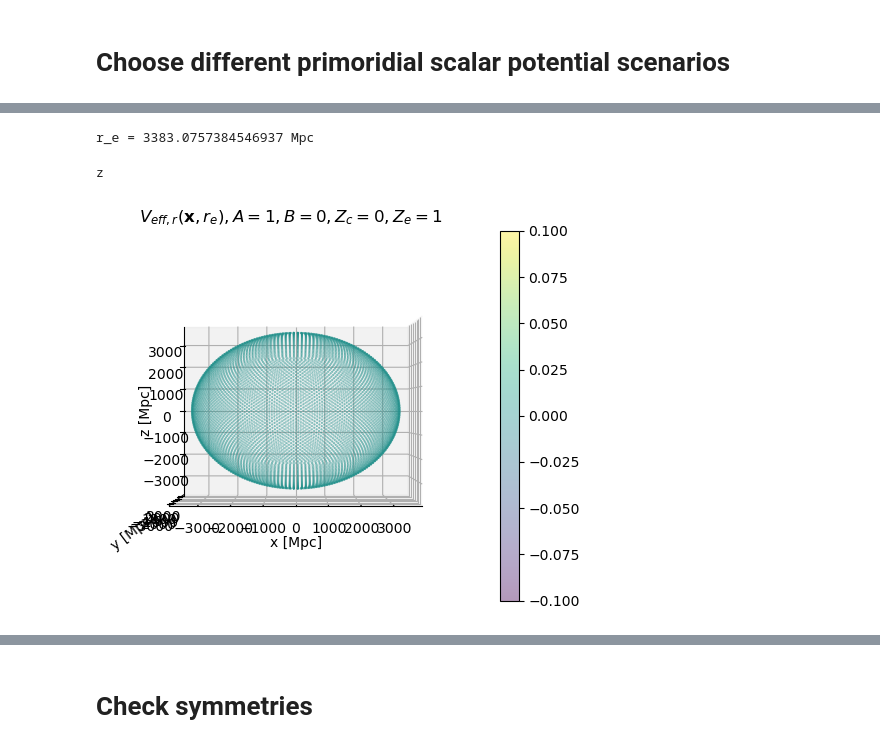
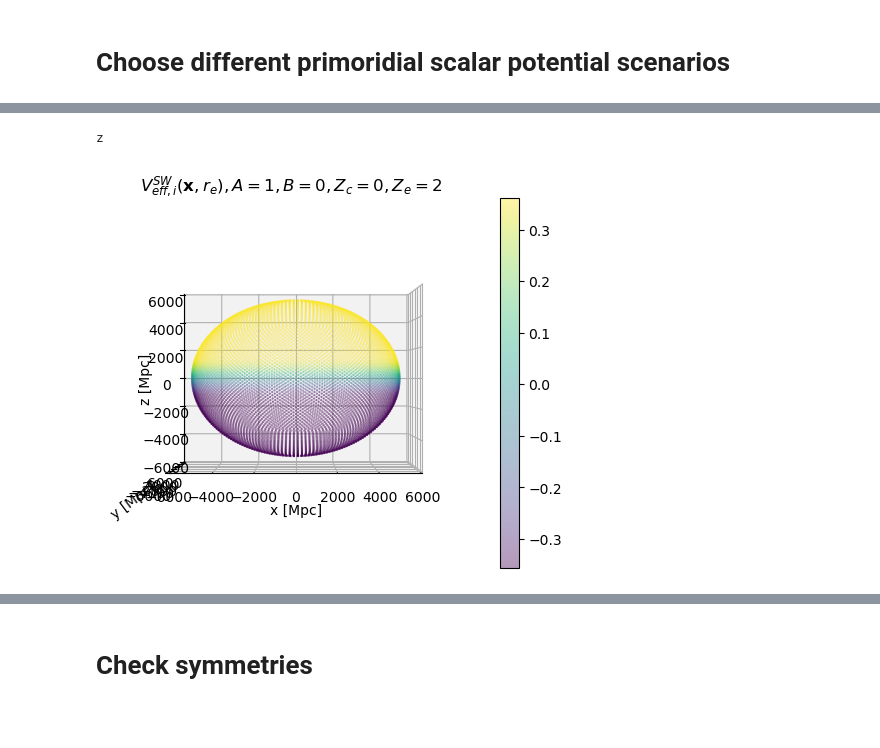
Before and after one commit to catketchup/ReCCO, a Jupyter notebook: code/Pylian_test.ipynb, the cells around one changed output, grey strips where cells are left out. Saved outputs shown, nothing was run; the diff lists cells and outputs as text; code cells hidden in the pictures; blank space fills up the shorter version.

```diff
--- a/code/Pylian_test.ipynb
+++ b/code/Pylian_test.ipynb
@@ -144,11 +158,10 @@ if 1:
     k_y = np.fft.fftfreq(grid, d)
     k_z = np.fft.fftfreq(grid, d)
     kk_x, kk_y, kk_z = np.meshgrid(k_x, k_y, k_z)
-    kk_x_s, kk_y_s, kk_z_s = np.fft.fftshift(kk_x), np.fft.fftshift(kk_y), np.fft.fftshift(kk_z)
-
     kk  = np.sqrt(kk_x**2 + kk_y**2 + kk_z**2)
 
-    kk_s  = np.sqrt(kk_x_s**2 + kk_y_s**2 + kk_z_s**2)
+    # kk_x_s, kk_y_s, kk_z_s = np.fft.fftshift(kk_x), np.fft.fftshift(kk_y), np.fft.fftshift(kk_z)
+    # kk_s  = np.sqrt(kk_x_s**2 + kk_y_s**2 + kk_z_s**2)
     print(kk.shape)
 # %% [output]
 (128, 128, 128)
@@ -288,6 +301,19 @@ if 0:
 # %% [markdown]
 # Choose the Ze of remote dipole field
 # %%
-Z_e = 1
+Z_e = 2
 a_e = 1/(1+Z_e)
+# sampling k modes
 ks = kszpsz_config.kaux #1/Mpc
+ks = np.linspace(1e-6, 4e-2, 1000)
+# print(f'ks = {ks} Mpc')
+# print(ks.shape)
+
+r_e = remote_spectra.chifromz(Z_e)
+r_edec = remote_spectra.chifromz(config.zdec) - remote_spectra.chifromz(Z_e)
+r_dec = remote_spectra.chifromz(config.zdec)
+
+print(f'r_e = {r_e} Mpc')
+print(f'r_edec = {r_edec} Mpc')
+print(f'r_dec = {r_dec} Mpc')
+print(f'r_H = {r_H} Mpc')
@@ -389,12 +424,6 @@ if 0:
 # %% [markdown]
 # Choose different primoridial scalar potential scenarios
 # %%
-def ThreeDEvolve(G_itp, input_field_k, kk):
-    kk[0,0,0] = np.mean(kk)
-    # here kk should be in 1/Mpc
-    output_field_k = G_itp(kk.flatten()).reshape(kk.shape)*input_field_k/kk
-    return np.fft.ifftn(output_field_k)
-
 # xyz direction V_eff FFT component, labeled by k1, k2, k3
 G_SW_Veff_itp = interp1d(ks, G_SW_Veff)
 
@@ -417,4 +446,4 @@ if PriPerturbation == 'BubbleCollision':
     g_field_k = g_psi_i_k
 elif PriPerturbation == 'Both':
     g_field_x = g_psi_x + g_psi_i_x
-    g_field_k = g_psi_k+g_psi_i_k
+    g_field_k = g_psi_k + g_psi_i_k
@@ -566,40 +672,0 @@ if 0:
-# %%
-# try to plot the sphere on heapix plot
-# https://healpy.readthedocs.io/en/latest/tutorial.html
-NSIDE = 32
-NPIX = hp.nside2npix(NSIDE)
-
-r_e = remote_spectra.chifromz(Z_e)
-print(f'r_e = {r_e} Mpc')
-
-theta_deg, phi_deg = np.degrees(hp.pix2ang(nside=NSIDE, ipix=np.arange(NPIX)))
-theta = theta_deg * pi / 180.0
-phi = phi_deg * pi / 180.0
-
-x_e = r_e*np.sin(theta)*np.cos(phi) #Mpc
-y_e = r_e*np.sin(theta)*np.sin(phi) #Mpc
-z_e = r_e*np.cos(theta) #Mpc
-
-if 0:
-    fig = plt.figure()
-    ax = fig.add_subplot(projection='3d')
-
-    ax.scatter(x_e,y_e,z_e, s=0.2)
-    # ax.set_xlim([-r_o, r_o])
-    # ax.set_ylim([-r_o, r_o])
-    # ax.set_zlim([-r_o, r_o])
-    ax.set_xlabel(r'x')
-    ax.set_ylabel(r'y')
-    ax.set_zlabel(r'z')
-    # ax.view_init(90, -90)
-
-# looks pretty good!
-# %% [output]
-r_e = 3383.0757384546937 Mpc
-# %%
-def ThreeDField_on_TwoDSurface(x_grid, y_grid, z_grid, field3D, x, y, z):
-    return RegularGridInterpolator((x_grid, y_grid, z_grid), field3D)((y, x, z))
-    # return RegularGridInterpolator((x_grid, y_grid, z_grid), field3D)((x, y, z))
-
-def TwoDVecField_Radial(field_x1, field_x2, field_x3, theta, phi):
-    return field_x1*np.sin(theta)*np.cos(phi) + field_x2*np.sin(theta)*np.sin(phi) + field_x3*np.cos(theta)
@@ -631,36 +726,36 @@ V_eff_ISW_radial_chi = TwoDVecField_Radial(V_eff_ISW_x1_chi, V_eff_ISW_x2_chi, V
 # %%
 # check https://stackoverflow.com/questions/11140163/plotting-a-3d-cube-a-sphere-and-a-vector
 print(direction)
 fig = plt.figure()
 ax = fig.add_subplot(projection='3d')
-fig.colorbar(ax.scatter(x_e, y_e, z_e, c=V_eff_SW_x2_chi, alpha=0.4, label=r'$r_{edec}$', s=0.2))
+fig.colorbar(ax.scatter(x_e, y_e, z_e, c=V_eff_SW_x3_chi, alpha=0.4, label=r'$r_{edec}$', s=0.2))
 # fig.colorbar(ax.scatter(x_e, y_e, z_e, c=V_eff_SW_radial_chi, alpha=0.4, label=r'$r_{edec}$', s=0.2));
 # ax.scatter(x_e,y_e,z_e, color='r', s=10)
 ax.set_xlabel(r'x [Mpc]')
 ax.set_ylabel(r'y [Mpc]')
 ax.set_zlabel(r'z [Mpc]')
-ax.set_title(r'$V_{eff, r}(\mathbf{x}, r_e), A=%s, B=%s, Z_{c}=%s, Z_{e}=%s$'%(A, B, z_c, Z_e));
+ax.set_title(r'$V^{SW}_{eff, i}(\mathbf{x}, r_e), A=%s, B=%s, Z_{c}=%s, Z_{e}=%s$'%(A, B, z_c, Z_e));
 # ax.plot_surface(xx_c, yy_c, zz_c, alpha=0.2)
 # ax.set_xlim([-r_o, r_o])
 # ax.set_ylim([-r_o, r_o])
 # ax.set_zlim([-r_o, r_o])
 # ax.legend()
 # check xy direction view
 ax.view_init(0, -90)
 # ax.view_init(90, -90)
 # ==========   ====  ====
 # view plane   elev  azim
 # ==========   ====  ====
 # XY           90    -90
 # XZ           0     -90
 # YZ           0     0
 # -XY          -90   90
 # -XZ          0     90
 # -YZ          0     180
 # ==========   ====  ====
 # %% [output]
 z
-[figure, old version]
+[figure, new version]
 # %%
 # see https://stackoverflow.com/questions/11140163/plotting-a-3d-cube-a-sphere-and-a-vector and \
 # https://stackoverflow.com/questions/64656951/plotting-spheres-of-radius-r
```
Also changed, not shown: parts of 29 cells of this notebook, 6 other files.
